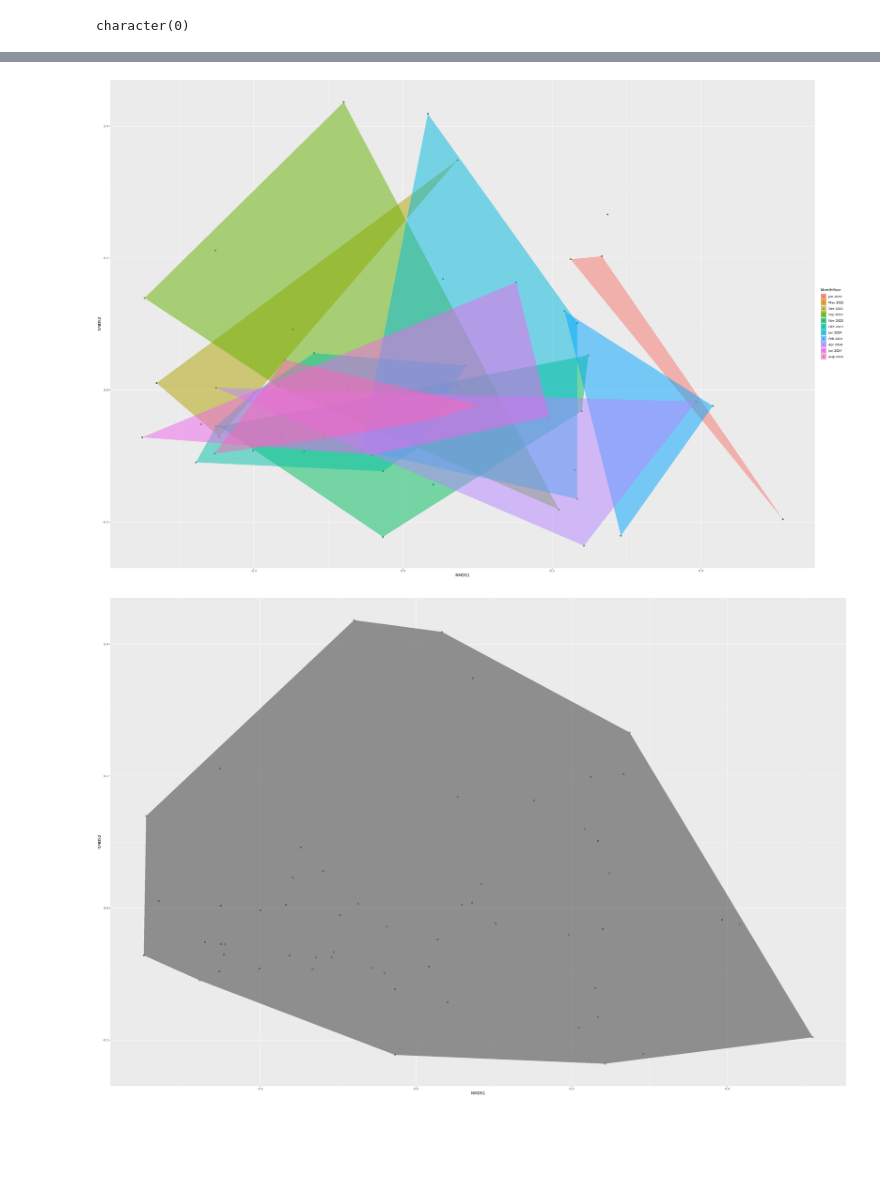
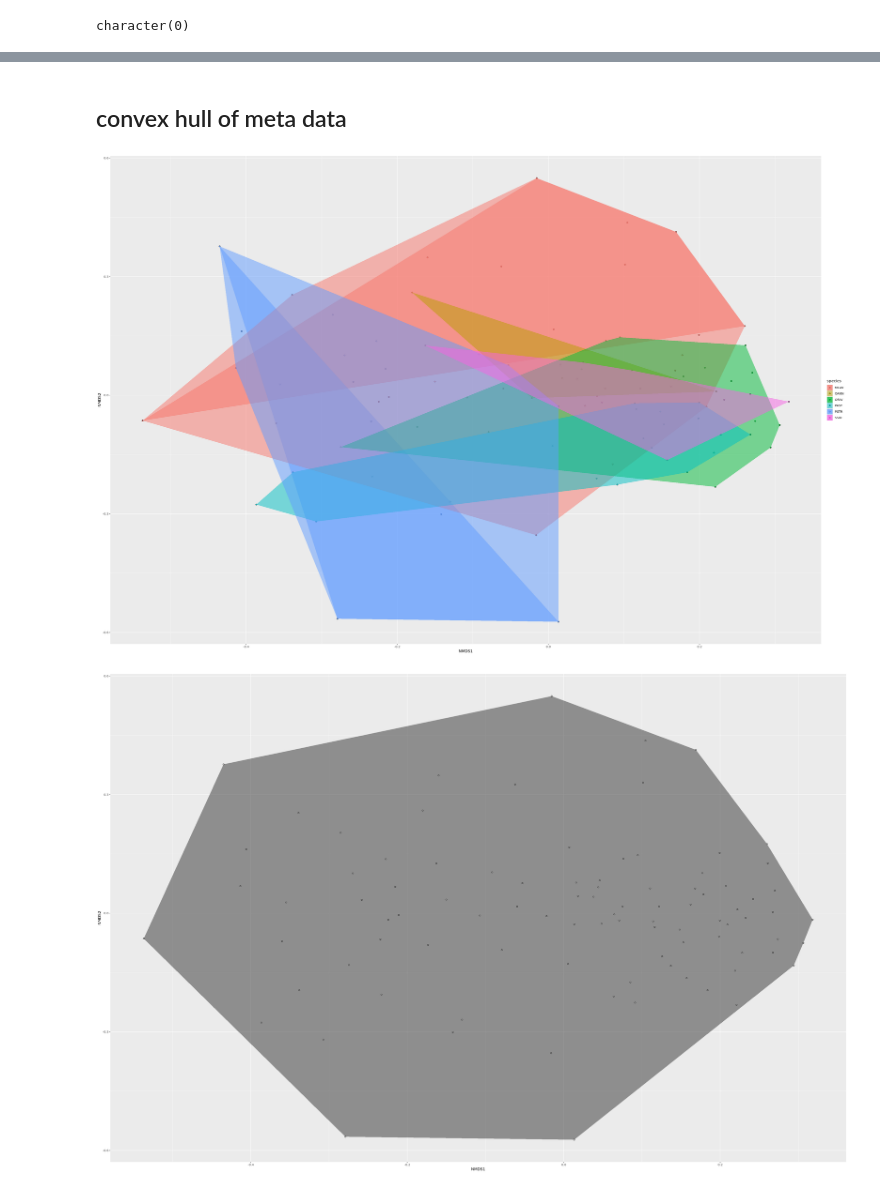
Before and after one commit to cdesouza02/BEL_16S_output, a Jupyter notebook: vegan_clusters.ipynb, the cells around one changed output, grey strips where cells are left out. Saved outputs shown, nothing was run; the diff lists cells and outputs as text; code cells hidden in the pictures; blank space fills up the shorter version.

Commit message:
clustering with conditions added to ps object

```diff
--- a/vegan_clusters.ipynb
+++ b/vegan_clusters.ipynb
@@ -64,6 +77,6 @@ otu_nochlo <- psotu2veg(ps_norm_nochlo)
 # %%
 #cleaning up sample_norm to only be metadata
-sample_clean <- sample_nochlo[, c("Health_Status", "colony", "Date_16S", "double_band", "date_sampled", "transect", "species", "MonthYear")]
+sample_clean <- sample_nochlo[, c("Health_Status", "colony", "Date_16S", "double_band", "transect", "species", "MonthYear", "Condition")]
 # %%
 # 1. create proper Date variable
 sample_clean$MonthYearDate <- as.Date(
@@ -189,0 +167,3 @@ all(rownames(otu_nochlo) == rownames(otu_merged))
+# %%
+class(otu_nochlo)
+otu_nochlo <- as.data.frame(otu_nochlo)
@@ -359,3 +378,5 @@ Warning message:
+# %% [markdown]
+## convex hull of meta data
 # %%
 # Find the convex hull of the points being plotted
 hull <- nmds_merged %>%
@@ -366,15 +387,15 @@ p <- ggplot(nmds_merged, aes(NMDS1, NMDS2)) + geom_point(shape = 21) +
  geom_polygon(data = hull, alpha = 0.5)
 # %%
 # Calculate the hulls for each group
-hull_MonthYear <- nmds_merged %>%
-  group_by(MonthYear) %>%
+hull_spec <- nmds_merged %>%
+  group_by(species) %>%
   slice(chull(NMDS1, NMDS2))
 
 # Update the plot with a fill group, and overlay the new hulls
-p + aes(fill = MonthYear) + geom_polygon(data = hull_MonthYear, alpha = 0.5)
+p + aes(fill = species) + geom_polygon(data = hull_spec, alpha = 0.5)
 
 p
 # %% [output]
-[figure, old version]
+[figure, new version]
-[figure, old version]
+[figure, new version]
 # %% [markdown]
```
Also changed, not shown: parts of 32 cells of this notebook.
